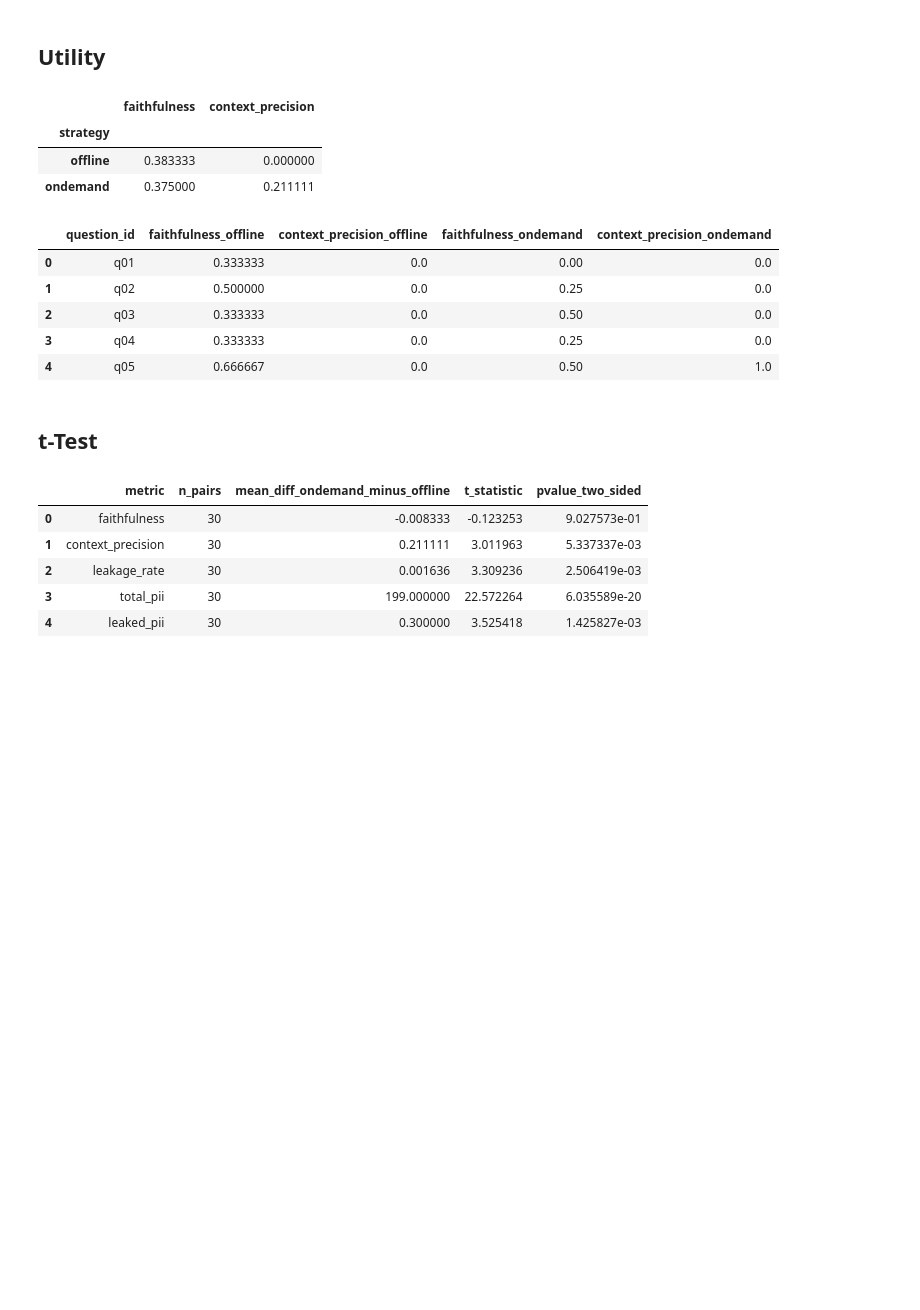
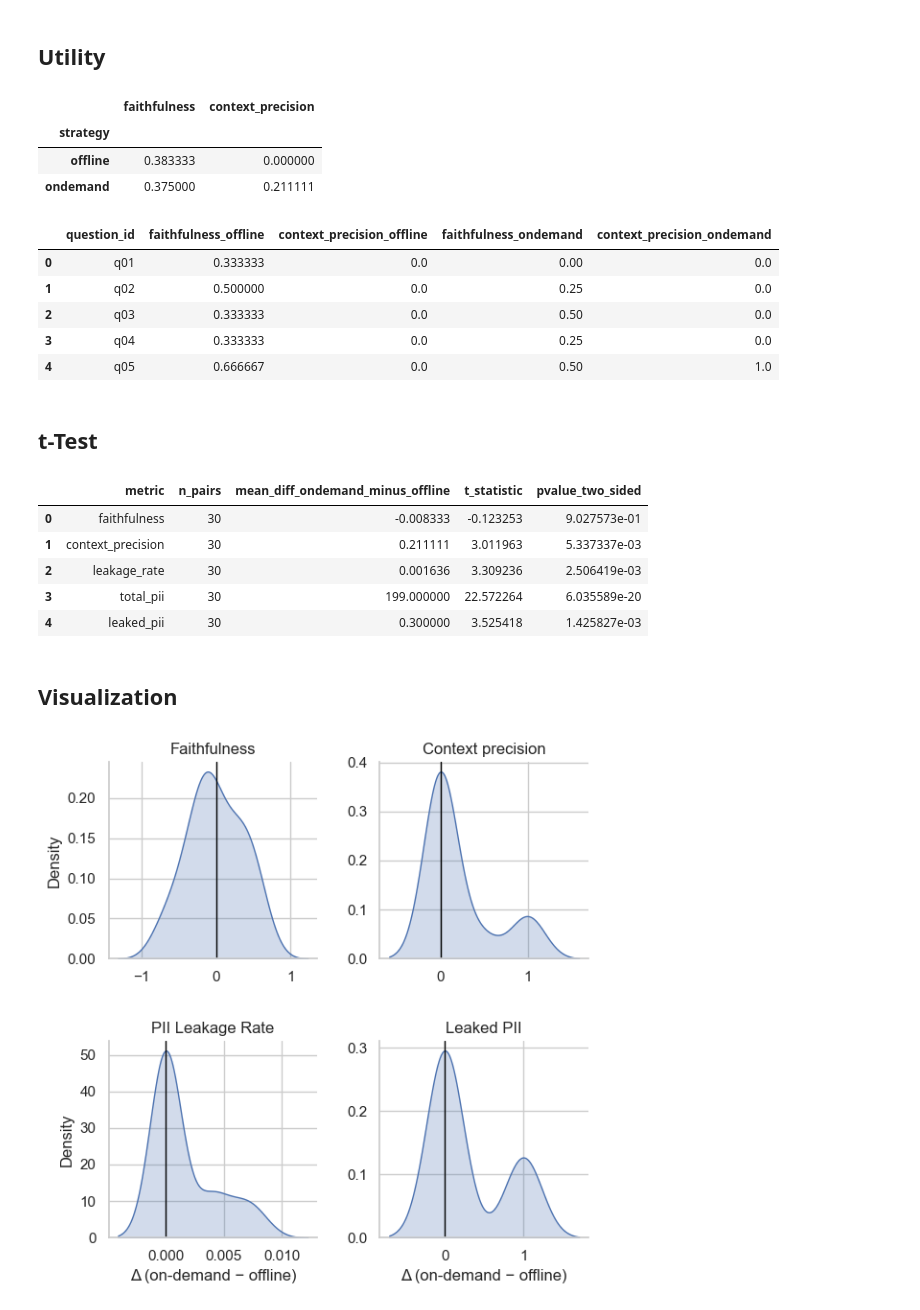
Before and after one commit to matheusfbosa/rag-anonymous-metrics, a Jupyter notebook: notebooks/privacy_utility.ipynb, the cells around one changed output. Saved outputs shown, nothing was run; the diff lists cells and outputs as text; code cells hidden in the pictures; blank space fills up the shorter version.

Commit message:
feat: Add visualization

```diff
--- a/notebooks/privacy_utility.ipynb
+++ b/notebooks/privacy_utility.ipynb
@@ -146,3 +146,55 @@ display(sm_table)
 | 2 | leakage_rate | 30 | 0.001636 | 3.309236 | 2.506419e-03 |
 | 3 | total_pii | 30 | 199.000000 | 22.572264 | 6.035589e-20 |
 | 4 | leaked_pii | 30 | 0.300000 | 3.525418 | 1.425827e-03 |
+# %% [markdown]
+## Visualization
+# %%
+import matplotlib.pyplot as plt
+import seaborn as sns
+
+sns.set_theme(style="whitegrid", context="notebook")
+
+
+METRIC_DISPLAY_NAMES = {
+    "faithfulness": "Faithfulness",
+    "context_precision": "Context precision",
+    "leakage_rate": "PII Leakage Rate",
+    "leaked_pii": "Leaked PII",
+}
+
+
+delta_rows = []
+for col in METRIC_DISPLAY_NAMES:
+    delta = paired[f"{col}_ondemand"].astype("float64") - paired[f"{col}_offline"].astype("float64")
+    for val in delta:
+        delta_rows.append({"metric_label": METRIC_DISPLAY_NAMES[col], "delta": float(val)})
+delta_long = pd.DataFrame(delta_rows)
+
+_metric_cat = pd.Categorical(
+    delta_long["metric_label"],
+    categories=list(METRIC_DISPLAY_NAMES.values()),
+    ordered=True,
+)
+delta_long = delta_long.assign(metric_label=_metric_cat)
+
+g = sns.displot(
+    delta_long,
+    x="delta",
+    col="metric_label",
+    col_wrap=2,
+    kind="kde",
+    fill=True,
+    height=3.0,
+    aspect=1.0,
+    facet_kws=dict(sharex=False, sharey=False),
+)
+g.set_titles("{col_name}", weight="medium")
+g.set_axis_labels("Δ (on-demand − offline)", "Density")
+for ax in g.axes.flatten():
+    if ax is not None:
+        ax.axvline(0.0, color="black", lw=1)
+
+g.figure.subplots_adjust(wspace=0.30, hspace=0.42)
+plt.show()
+# %% [output]
+[figure, added]
```
Also changed, not shown: 1 other file.
